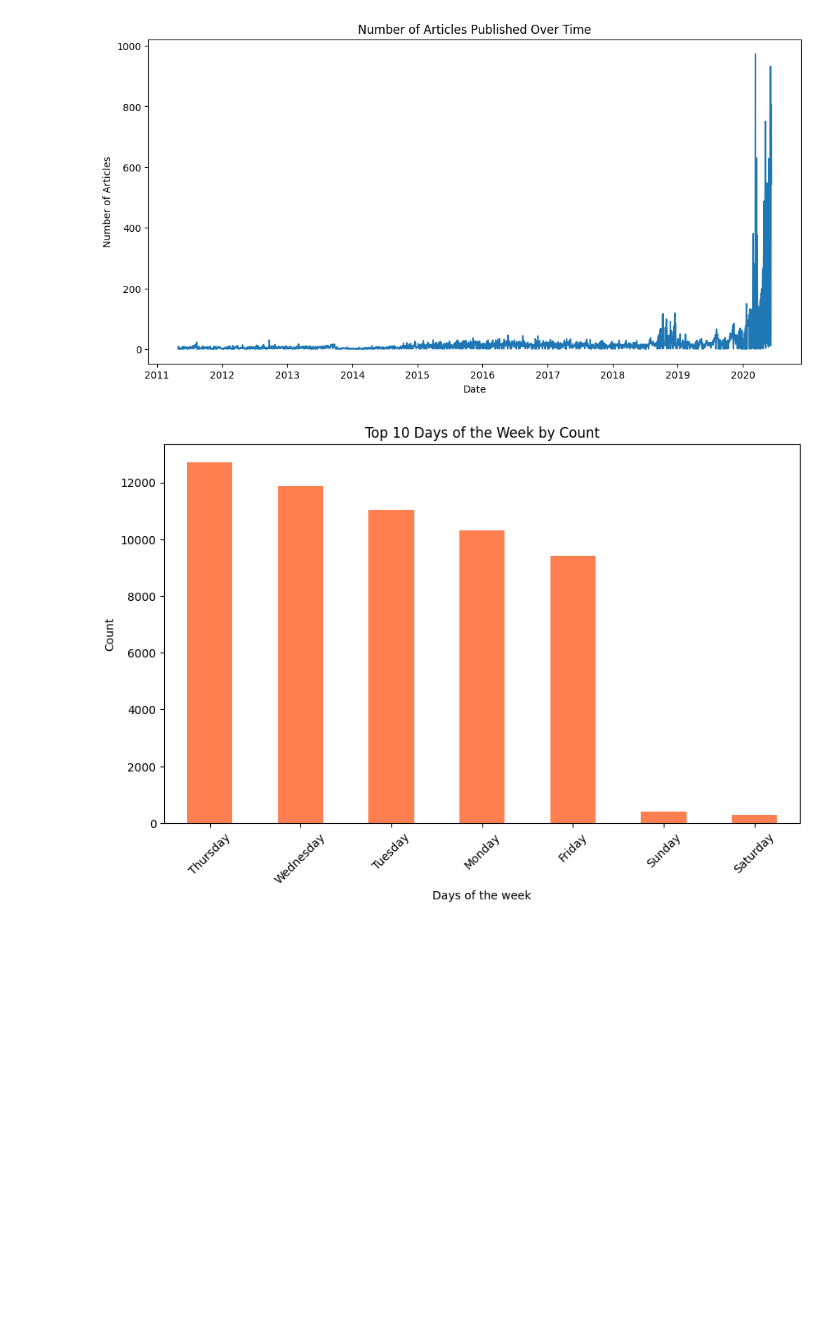
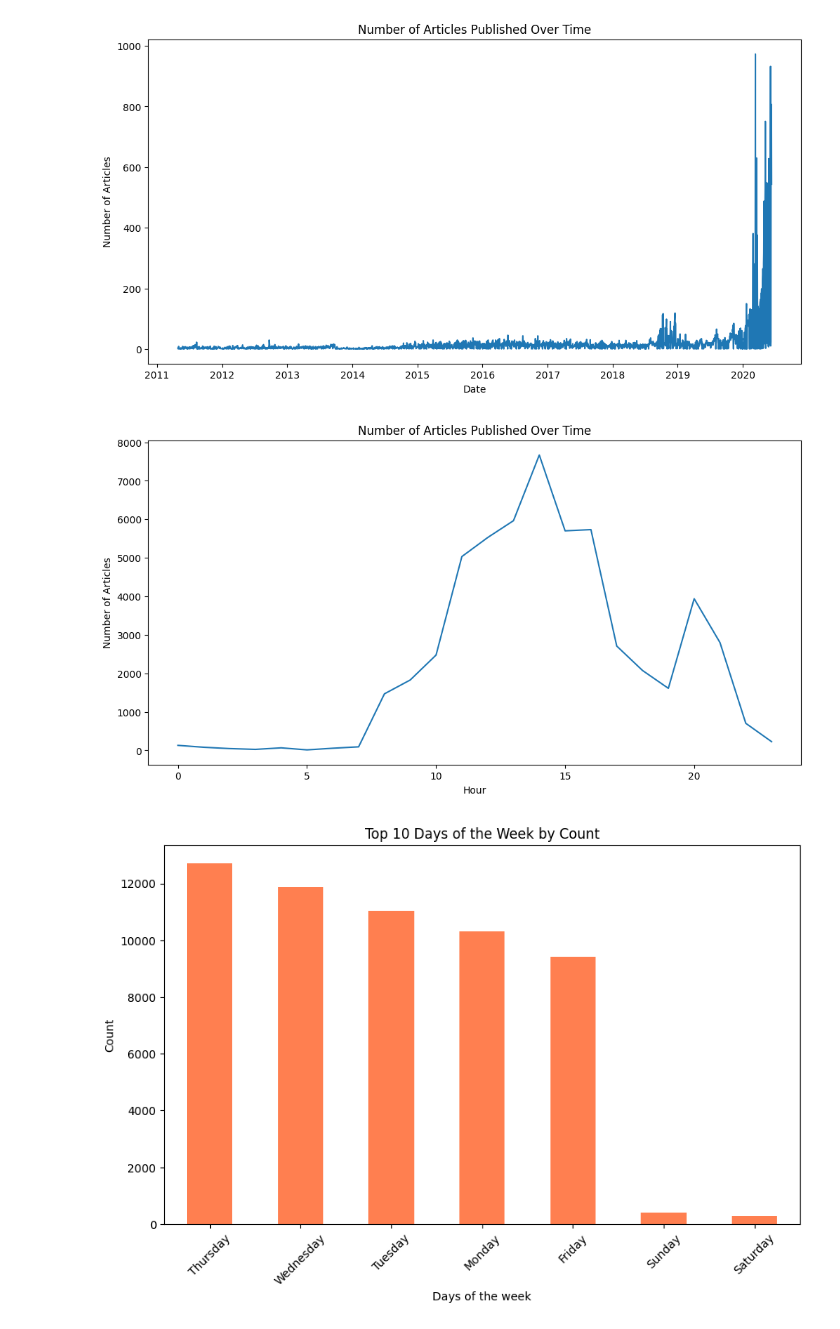
Before and after one commit to KalebAsratemedhin/KAIM-Week1, a Jupyter notebook: notebooks/eda/raw_analyist_rating.ipynb, the cells around one changed output. Saved outputs shown, nothing was run; the diff lists cells and outputs as text; code cells hidden in the pictures; blank space fills up the shorter version.

```diff
--- a/notebooks/eda/raw_analyist_rating.ipynb
+++ b/notebooks/eda/raw_analyist_rating.ipynb
@@ -117,6 +127,16 @@ plot_time_series(
 )
 # %% [output]
 [figure]
+# %%
+plot_time_series(
+    df,
+    'hour',
+    title="Number of Articles Published Over Time",
+    xlabel="Hour",
+    ylabel="Number of Articles"
+)
+# %% [output]
+[figure, added]
 # %%
 plot_top_values(
     count_values(df, 'day_of_week'),
```
Also changed, not shown: parts of 9 cells of this notebook, 3 other files.
